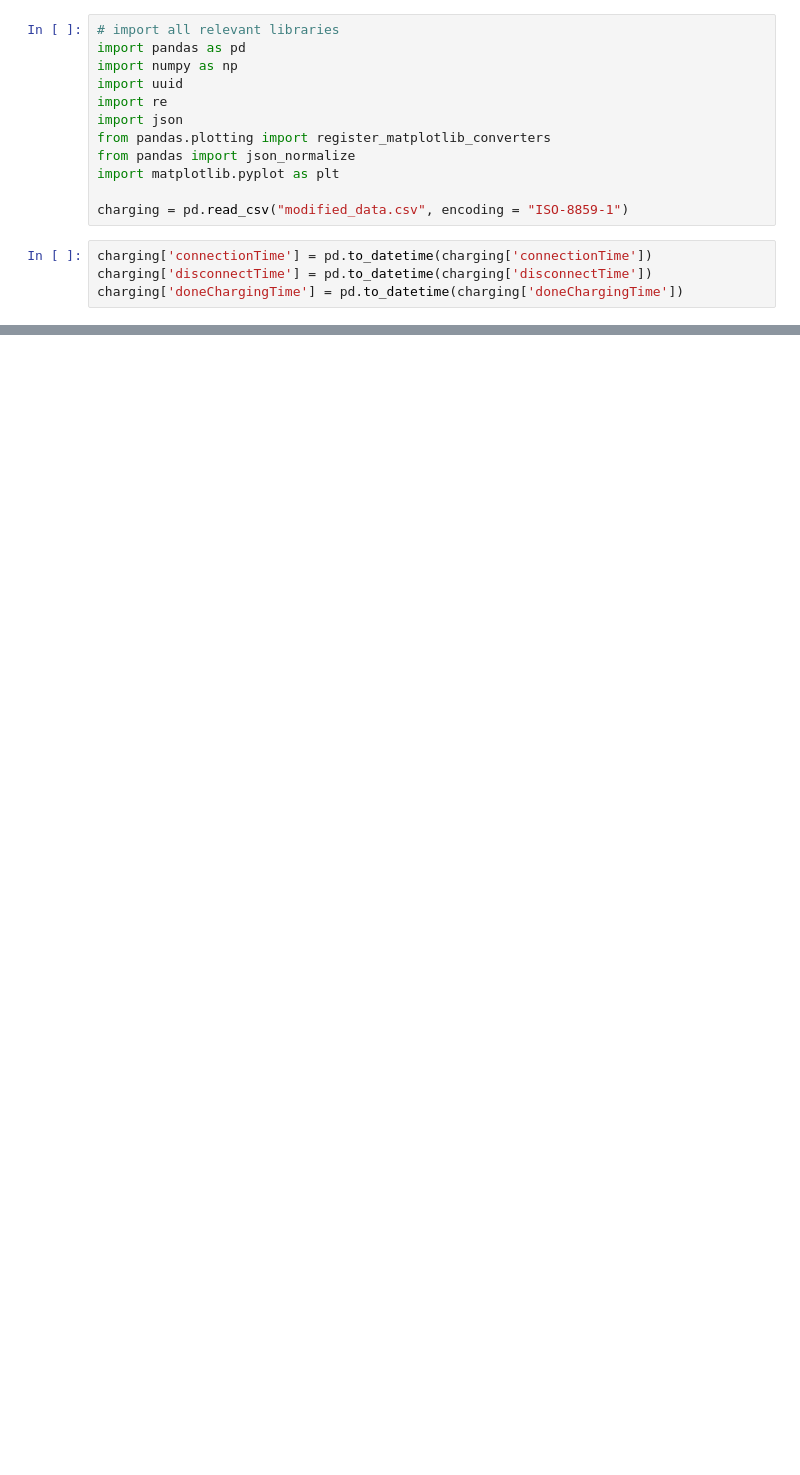
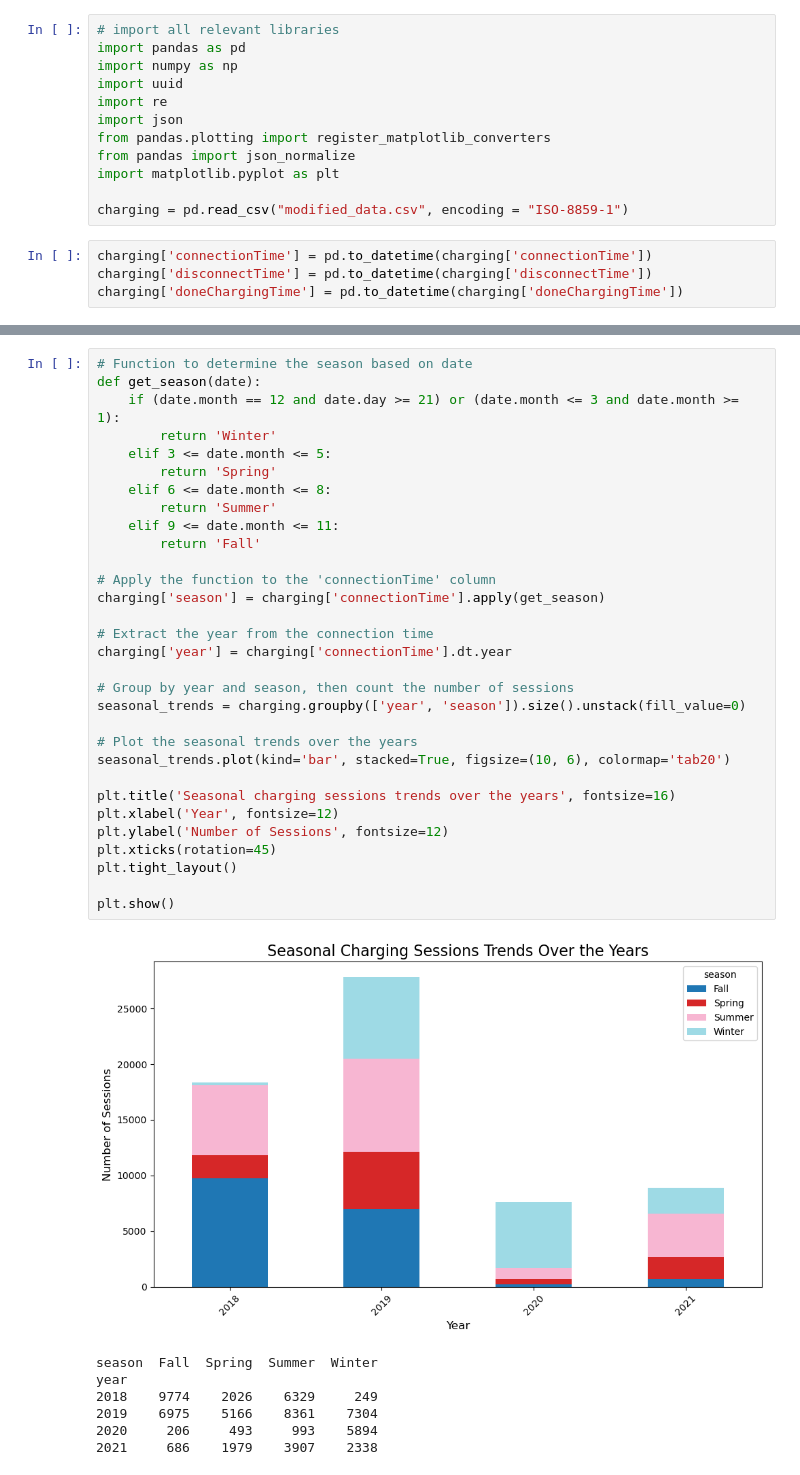
Before and after one commit to Vigro08/AA-Team-Assignment, a Jupyter notebook: Descriptive_Analysis.ipynb, the cells around one changed output, grey strips where cells are left out. Drawn from its saved outputs; the diff is of its cells as text; blank space fills up the shorter version.

```diff
--- a/Descriptive_Analysis.ipynb
+++ b/Descriptive_Analysis.ipynb
@@ -89,0 +219,39 @@ We see that there is a pattern in daily use. In the early morning hours the dema
+# %%
+# Function to determine the season based on date
+def get_season(date):
+    if (date.month == 12 and date.day >= 21) or (date.month <= 3 and date.month >= 1):
+        return 'Winter'
+    elif 3 <= date.month <= 5:
+        return 'Spring'
+    elif 6 <= date.month <= 8:
+        return 'Summer'
+    elif 9 <= date.month <= 11:
+        return 'Fall'
+
+# Apply the function to the 'connectionTime' column
+charging['season'] = charging['connectionTime'].apply(get_season)
+
+# Extract the year from the connection time
+charging['year'] = charging['connectionTime'].dt.year
+
+# Group by year and season, then count the number of sessions
+seasonal_trends = charging.groupby(['year', 'season']).size().unstack(fill_value=0)
+
+# Plot the seasonal trends over the years
+seasonal_trends.plot(kind='bar', stacked=True, figsize=(10, 6), colormap='tab20')
+
+plt.title('Seasonal charging sessions trends over the years', fontsize=16)
+plt.xlabel('Year', fontsize=12)
+plt.ylabel('Number of Sessions', fontsize=12)
+plt.xticks(rotation=45)
+plt.tight_layout()
+
+plt.show()
+# %% [output]
+[figure, added]
+season  Fall  Spring  Summer  Winter
+year
+2018    9774    2026    6329     249
+2019    6975    5166    8361    7304
+2020     206     493     993    5894
+2021     686    1979    3907    2338
```
Also changed, not shown: parts of 22 cells of this notebook, 1 other file.
